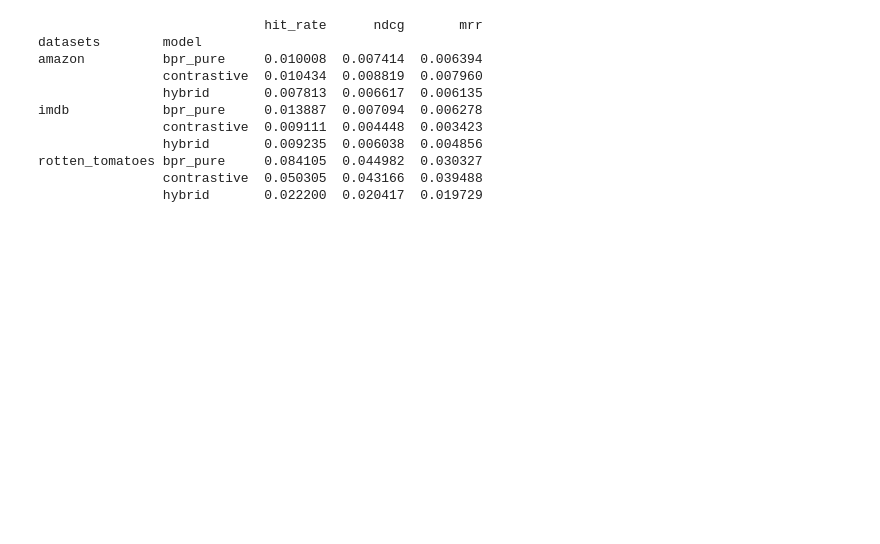
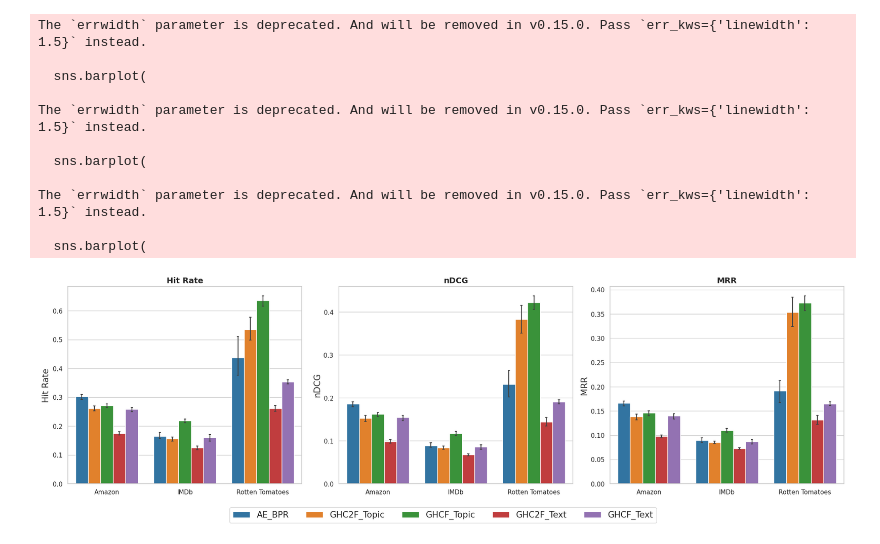
Before and after one commit to ferreira-eduardo/ghc2f, a Jupyter notebook: results/ablation.ipynb, the cells around one changed output. Saved outputs shown, nothing was run; the diff lists cells and outputs as text; code cells hidden in the pictures; blank space fills up the shorter version.

Commit message:
Results

```diff
--- a/results/ablation.ipynb
+++ b/results/ablation.ipynb
@@ -5,14 +0,0 @@ df = pd.read_csv('results.csv')
-# %%
-print(df.groupby(by=['datasets', 'model']).std().drop('fold', axis=1))
-# %% [output]
-                             hit_rate      ndcg       mrr
-datasets        model
-amazon          bpr_pure     0.010008  0.007414  0.006394
-                contrastive  0.010434  0.008819  0.007960
-                hybrid       0.007813  0.006617  0.006135
-imdb            bpr_pure     0.013887  0.007094  0.006278
-                contrastive  0.009111  0.004448  0.003423
-                hybrid       0.009235  0.006038  0.004856
-rotten_tomatoes bpr_pure     0.084105  0.044982  0.030327
-                contrastive  0.050305  0.043166  0.039488
-                hybrid       0.022200  0.020417  0.019729
@@ -18,0 +5,54 @@ rotten_tomatoes bpr_pure     0.084105  0.044982  0.030327
+# %%
+df = pd.read_csv('results_autoencoder.csv')
+metrics = ['Hit Rate', 'nDCG', 'MRR']
+
+# Transformar para formato longo (tidy) para facilitar a plotagem
+df_melted = df.melt(id_vars=['model', 'dataset', 'fold'],
+                    value_vars=metrics,
+                    var_name='Metric',
+                    value_name='Value')
+
+# 3. Configurações de Estilo
+sns.set_theme(style="whitegrid")
+fig, axes = plt.subplots(1, 3, figsize=(20, 6), sharey=False)
+
+# 4. Gerar Gráficos
+for i, metric in enumerate(metrics):
+    sns.barplot(
+        data=df_melted[df_melted['Metric'] == metric],
+        x="dataset",
+        y="Value",
+        hue="model",
+        ax=axes[i],
+        palette="tab10",
+        capsize=.1,
+        errwidth=1.5
+    )
+    axes[i].set_title(f'{metric}', fontsize=14, fontweight='bold')
+    axes[i].set_ylabel(metric, fontsize=15)
+    axes[i].set_xlabel('', fontsize=50)
+
+    # Remover a legenda interna de cada subplot
+    axes[i].get_legend().remove()
+
+# Adicionar uma legenda única para a figura toda
+handles, labels = axes[0].get_legend_handles_labels()
+fig.legend(handles, labels, loc='lower center', bbox_to_anchor=(0.5, -0.05),
+           ncol=5, fontsize=15)
+
+plt.tight_layout(rect=[0, 0.05, 1, 1])
+plt.savefig('comparision_proposal.pdf', dpi=300, bbox_inches='tight')
+plt.show()
+# %% [output]
+The `errwidth` parameter is deprecated. And will be removed in v0.15.0. Pass `err_kws={'linewidth': 1.5}` instead.
+
+  sns.barplot(
+
+The `errwidth` parameter is deprecated. And will be removed in v0.15.0. Pass `err_kws={'linewidth': 1.5}` instead.
+
+  sns.barplot(
+
+The `errwidth` parameter is deprecated. And will be removed in v0.15.0. Pass `err_kws={'linewidth': 1.5}` instead.
+
+  sns.barplot(
+[figure, added]
```
Also changed, not shown: parts of 3 cells of this notebook, 6 other files.
